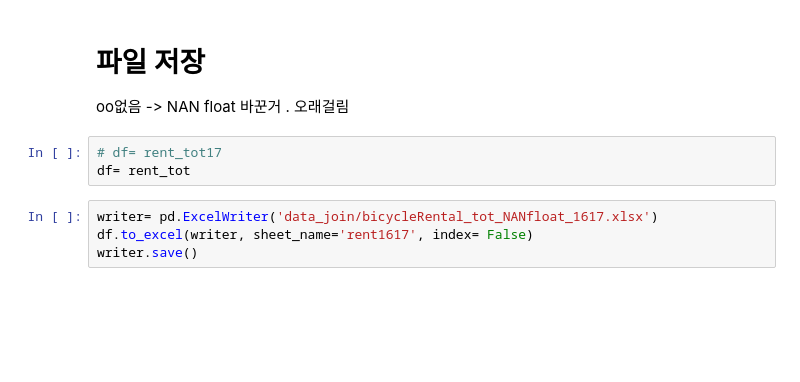
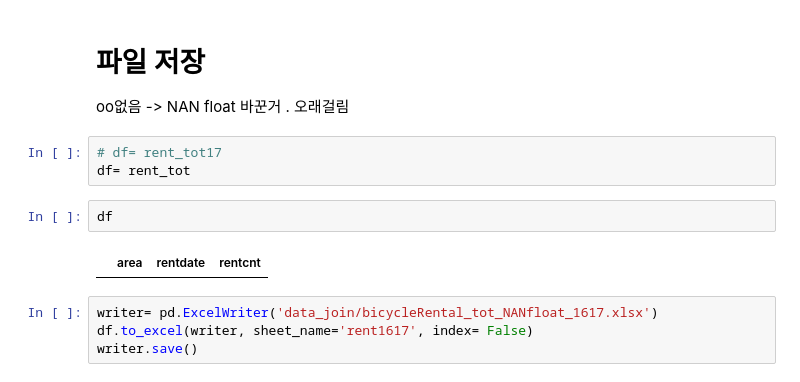
Before and after one commit to firstock/proj_sponge_bicycle, a Jupyter notebook: KHJ_clean_bicycleRental_merge_nanReplace_htmlParse.ipynb, the cells around one changed output. Cells and saved outputs as stored; diff of their text form; blank space fills up the shorter version.

```diff
--- a/KHJ_clean_bicycleRental_merge_nanReplace_htmlParse.ipynb
+++ b/KHJ_clean_bicycleRental_merge_nanReplace_htmlParse.ipynb
@@ -170,6 +160,10 @@ oo없음 -> NAN float 바꾼거 . 오래걸림
 # %%
 # df= rent_tot17
 df= rent_tot
+# %%
+df
+# %% [output]
+|  | area | rentdate | rentcnt |
 # %%
 writer= pd.ExcelWriter('data_join/bicycleRental_tot_NANfloat_1617.xlsx')
 df.to_excel(writer, sheet_name='rent1617', index= False)
```
Also changed, not shown: parts of 12 cells of this notebook, 3 other files.
